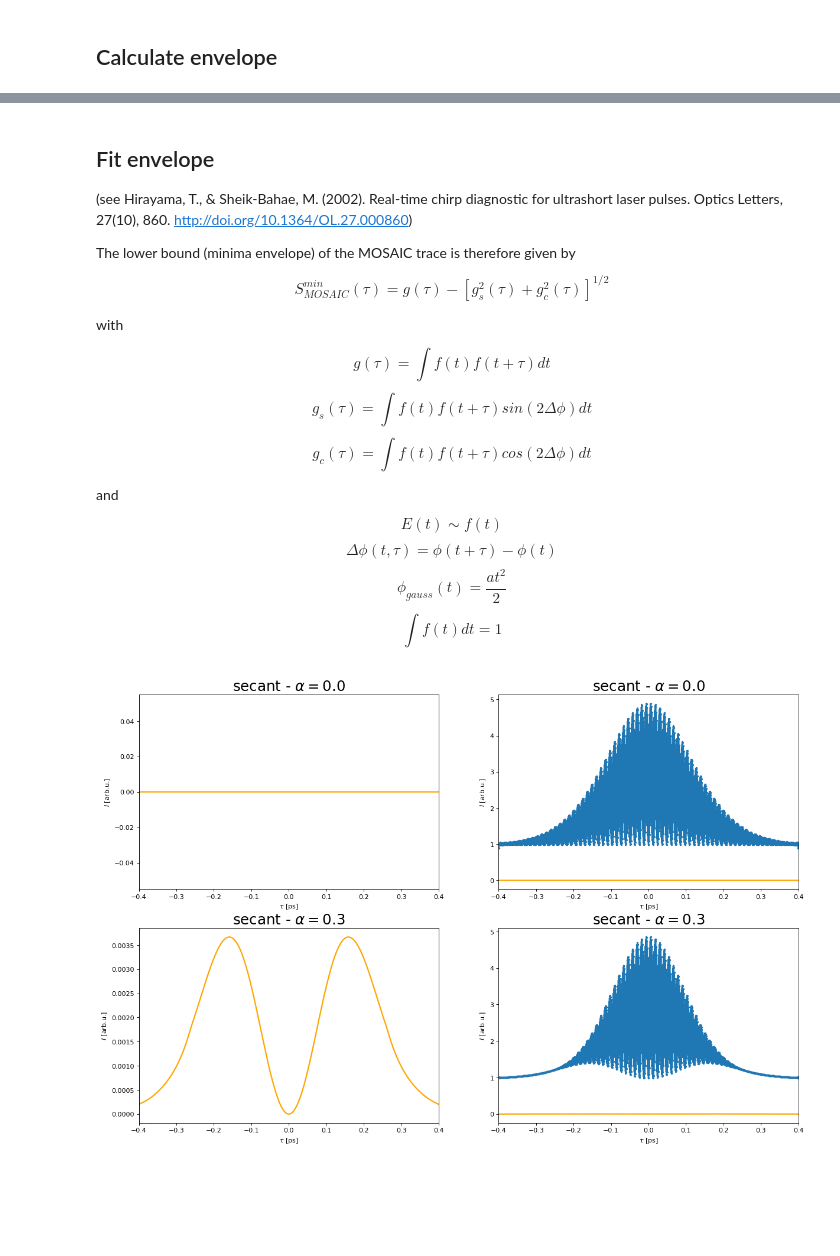
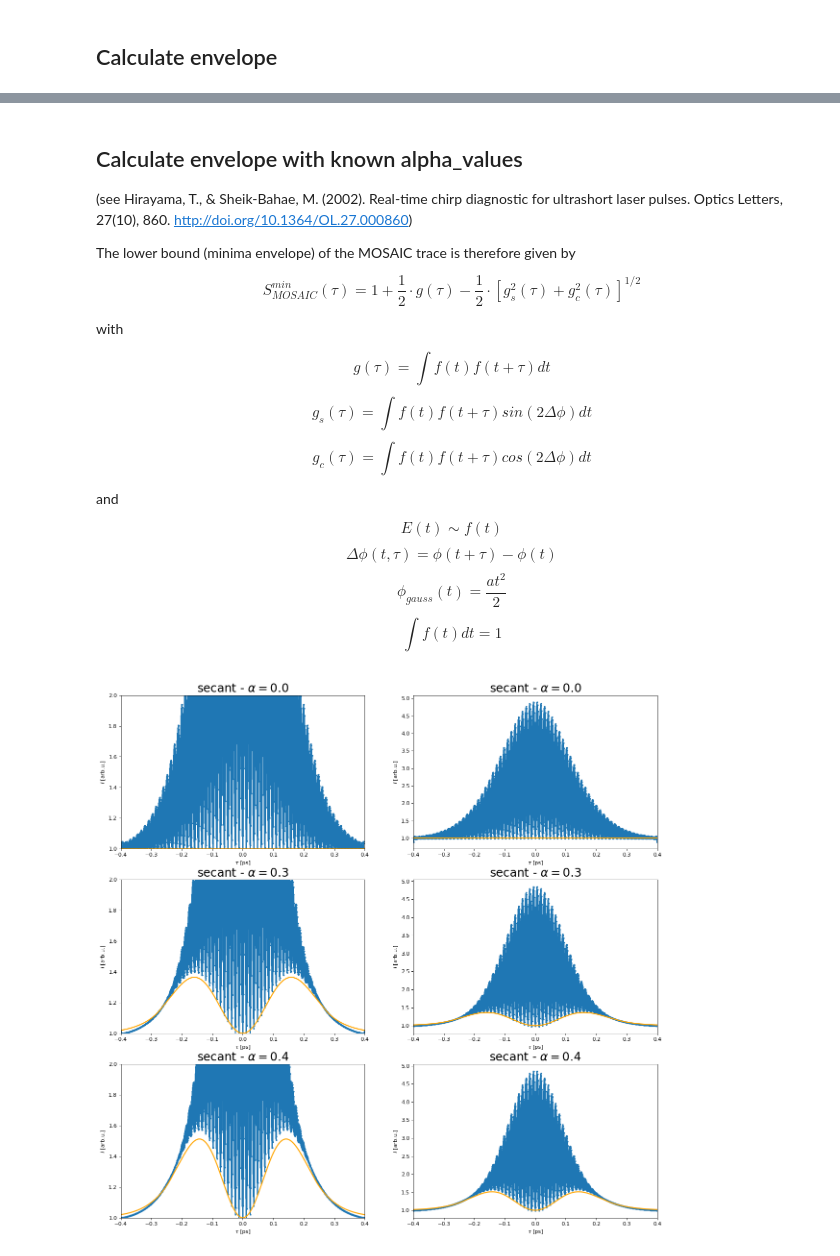
Before and after one commit to JKU-HFP/Chirp-Diagnostic, a Jupyter notebook: Simulating_Optical_Autocorrelation_of_Laser_with_Chirp.ipynb, the cells around one changed output, grey strips where cells are left out. Saved outputs shown, nothing was run; the diff lists cells and outputs as text; code cells hidden in the pictures; blank space fills up the shorter version.

```diff
--- a/Simulating_Optical_Autocorrelation_of_Laser_with_Chirp.ipynb
+++ b/Simulating_Optical_Autocorrelation_of_Laser_with_Chirp.ipynb
@@ -387,7 +386,7 @@ for i in range(alpha_values.size):
     plt.ylabel(r"$I$ [arb.u.]")
     plt.xlim(-tau_limit, tau_limit)
     plt.plot(tau_values_1, I_M_filtered_values[:,i], ".", markersize=4)
-    plt.plot(tau_values_2, I_M_envelope_fit_values[:,i], linewidth=2, color="orange")
+    plt.plot(tau_envelope_values[:][i][0], I_M_envelope_values[:][i][0], ".", markersize=4, color="orange")
 
 
     plt.subplot(alpha_values.size, 2, 2 * i + 2)
@@ -396,7 +395,7 @@ for i in range(alpha_values.size):
     plt.ylabel(r"$I$ [arb.u.]")
     plt.xlim(-tau_limit, tau_limit)
     plt.plot(tau_values_1, I_M_filtered_values[:,i], ".",  ls="-", markersize=4)
-    plt.plot(tau_values_2, I_M_envelope_fit_values[:,i], linewidth=2, color="orange")
+    plt.plot(tau_envelope_values[:][i][0], I_M_envelope_values[:][i][0], ".", markersize=4, color="orange")
 
 plt.show()
 # %% [output]
@@ -404,10 +403,10 @@ plt.show()
 # %% [markdown]
-## Fit envelope
+## Calculate envelope with known alpha_values
 (see Hirayama, T., & Sheik-Bahae, M. (2002). Real-time chirp diagnostic for ultrashort laser pulses. Optics Letters, 27(10), 860. http://doi.org/10.1364/OL.27.000860)
 
 The lower bound (minima envelope) of the MOSAIC trace is therefore given by
 
-$$S^{min}_{MOSAIC}(\tau)=g(\tau)-[g_s^2(\tau)+g_c^2(\tau)]^{1/2}$$
+$$S^{min}_{MOSAIC}(\tau)= 1 + \frac{1}{2} \cdot g(\tau) - \frac{1}{2} \cdot [g_s^2(\tau)+g_c^2(\tau)]^{1/2}$$
 
 with
 
@@ -452,42 +451,55 @@ def S_min(tau_values, f, delta_phi, A, tau_0, omega, alpha):
     S_min_values = np.array(())
     for tau in tau_values:
         S_min_values = np.append(S_min_values,
-                                 g(tau, f, A, tau_0, omega, alpha)
-                                 - (g_s(tau, f, delta_phi, A, tau_0, omega, alpha)**2
-                                          + g_c(tau, f, delta_phi, A, tau_0, omega, alpha)**2)**(1/2))
+                                 1
+                                 + 1 / 2 * g(tau, f, A, tau_0, omega, alpha)
+                                 - 1 / 2 * (
+                                     g_s(tau, f, delta_phi, A, tau_0, omega, alpha)**2
+                                     + g_c(tau, f, delta_phi, A, tau_0, omega, alpha)**2)**(1/2))
     return S_min_values
 # %%
-def gen_S_min_values(tau_limit, number_tau_values, alpha_values, f, delta_phi, A, tau_0, omega):
+def gen_S_min_values(tau_limit, number_tau_values, alpha_values,
+                     f, delta_phi, A, tau_0, omega):
     tau_values = np.linspace(-tau_limit, tau_limit, number_tau_values)
     S_min_values = np.empty((tau_values.size, alpha_values.size))
     for i in range(alpha_values.size):
-        S_min_values[:,i] = S_min(tau_values, f, delta_phi, A[i], tau_0, omega, alpha_values[i])
+        S_min_values[:,i] = S_min(tau_values, f, delta_phi, A[i],
+                                  tau_0, omega, alpha_values[i])
     return tau_values, S_min_values
 # %%
-tau_values_3, S_min_values_3 = gen_S_min_values(
-    tau_limit, number_tau_values, alpha_values, f_secant,
-    delta_phi_secant, A, tau_0_laser, omega_laser)
+if laser_type == "gauss":
+    tau_values_3, S_min_values_3 = gen_S_min_values(tau_limit, number_tau_values,
+                                                    alpha_values, f_gauss,
+                                                    delta_phi_gauss, A,
+                                                    tau_0_laser, omega_laser)
+elif laser_type == "secant":
+    tau_values_3, S_min_values_3 = gen_S_min_values(tau_limit, number_tau_values,
+                                                    alpha_values, f_secant,
+                                                    delta_phi_secant, A,
+                                                    tau_0_laser, omega_laser)
 # %%
 # Create a figure of size 8x6 inches, 80 dots per inch
 plt.figure(figsize=(18, alpha_values.size * 6), dpi=80)
 
 for i in range(alpha_values.size):
     plt.subplot(alpha_values.size, 2, 2 * i + 1)
     plt.title(laser_type + r" - $\alpha = {}$".format(alpha_values[i]), fontsize=22)
     plt.xlabel(r"$\tau$ [ps]")
     plt.ylabel(r"$I$ [arb.u.]")
     plt.xlim(-tau_limit, tau_limit)
+    plt.ylim(1, 2)
+    plt.plot(tau_values_1, I_M_filtered_values[:,i], ".",  ls="-", markersize=4)
     plt.plot(tau_values_3, S_min_values_3[:,i], linewidth=2, color="orange")
 
 
     plt.subplot(alpha_values.size, 2, 2 * i + 2)
     plt.title(laser_type + r" - $\alpha = {}$".format(alpha_values[i]), fontsize=22)
     plt.xlabel(r"$\tau$ [ps]")
     plt.ylabel(r"$I$ [arb.u.]")
     plt.xlim(-tau_limit, tau_limit)
     plt.plot(tau_values_1, I_M_filtered_values[:,i], ".",  ls="-", markersize=4)
     plt.plot(tau_values_3, S_min_values_3[:,i], linewidth=2, color="orange")
 
 plt.show()
 # %% [output]
-[figure, old version]
+[figure, new version]
```
Also changed, not shown: parts of 19 cells of this notebook.
